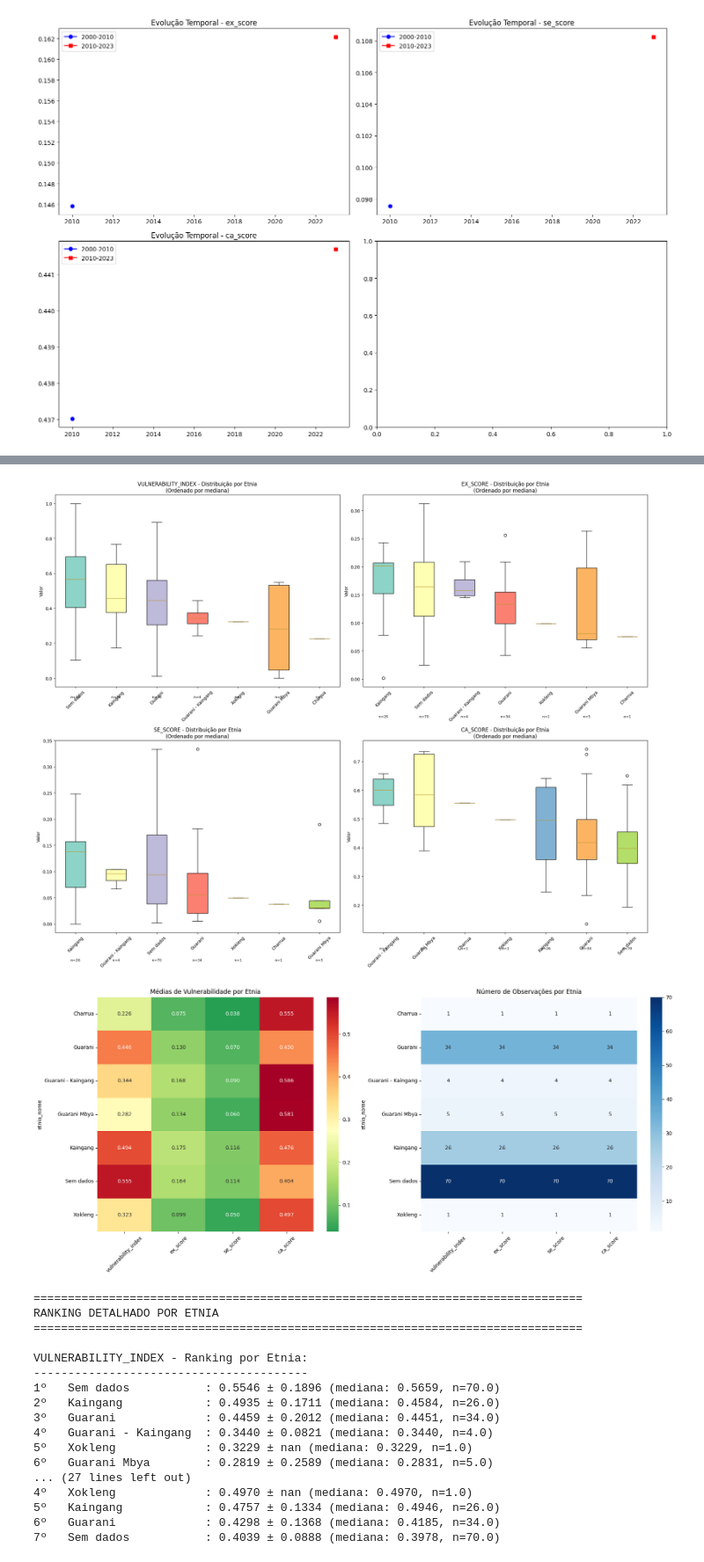
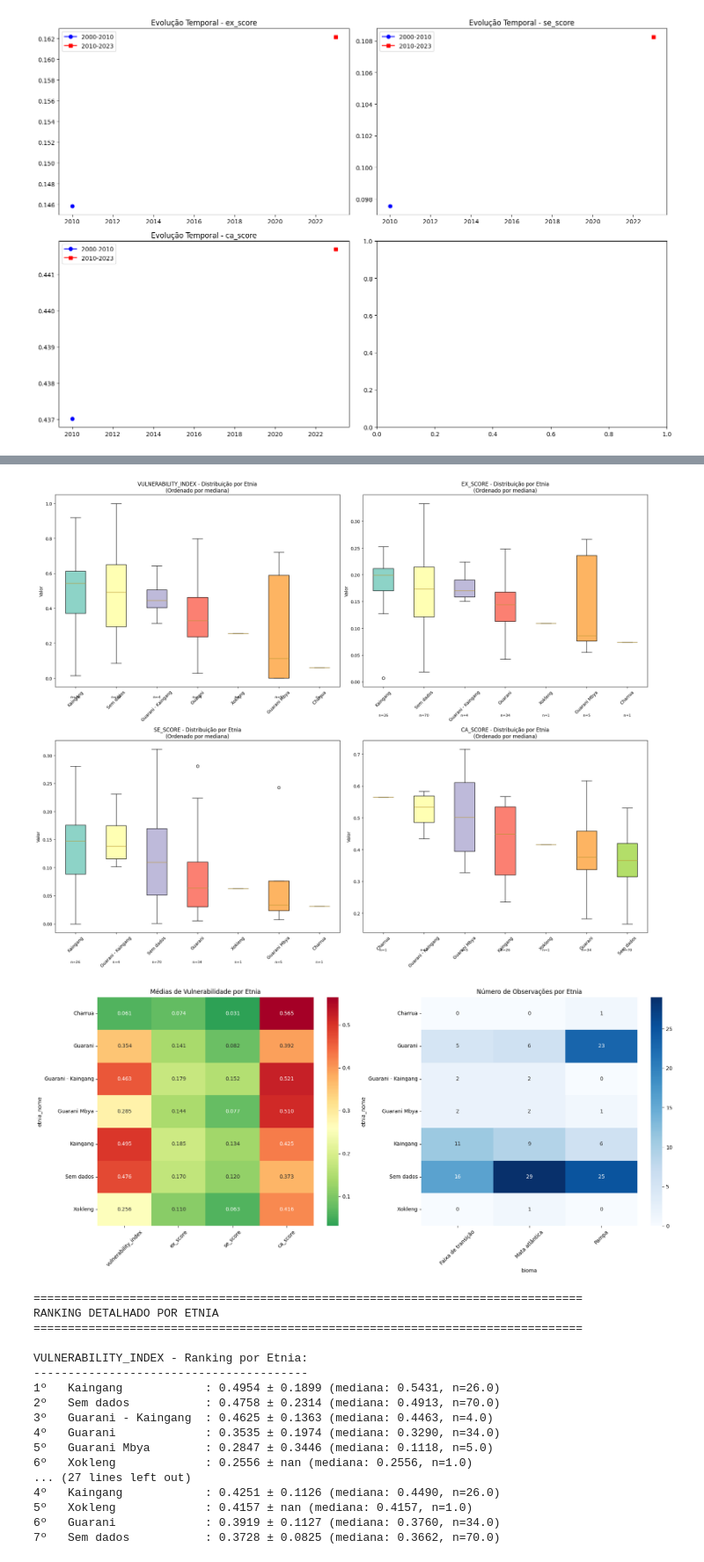
Before and after one commit to SAD-69/ti_analysis, a Jupyter notebook: temporal_comparative.ipynb, the cells around one changed output, grey strips where cells are left out. Shown at 88% size. Saved outputs shown, nothing was run; the diff lists cells and outputs as text; code cells hidden in the pictures.

```diff
--- a/temporal_comparative.ipynb
+++ b/temporal_comparative.ipynb
@@ -19,0 +8,5 @@ df_0_10.describe()
+# %%
+gdf = gpkg.read_layer('ti_all_revisada_v1')
+buffer_gdf = gdf.copy()
+buffer_gdf.geometry = buffer_gdf.geometry.buffer(buffer_gdf.dist_buf)
+buffer_gdf.geometry = buffer_gdf.geometry.difference(gdf.geometry)
@@ -20,7 +47,7 @@ df_0_10.describe()
 # %%
 from scipy.stats import ttest_ind
 
-components = ['soybean_ex', 'agropec_ex', 'forest_plantation_ex']
+components = ['ca_score', 'ex_score', 'se_score', 'vulnerability_index']
 results = {}
 
 for comp in components:
@@ -237,7 +266,7 @@ def plot_ethnicity_vulnerability_stats(gdf, vulnerability_columns=None):
     axes[0].tick_params(axis='y', rotation=0)
 
     # Heatmap 2: Contagem por etnia
-    ethnicity_counts = gdf.groupby('etnia_nome')[available_cols].count()
+    ethnicity_counts = gdf.groupby(['etnia_nome', 'bioma']).size().unstack(fill_value=0)
     sns.heatmap(ethnicity_counts, annot=True, fmt='.0f', cmap='Blues', ax=axes[1])
     axes[1].set_title('Número de Observações por Etnia')
     axes[1].tick_params(axis='x', rotation=45)
@@ -266,7 +295,7 @@ def plot_ethnicity_vulnerability_stats(gdf, vulnerability_columns=None):
     return stats
 
 # Função adicional para análise comparativa
-def plot_ethnicity_comparison(gdf, primary_ethnicity, compare_with=None):
+def plot_ethnicity_comparison(gdf, primary_ethnicity, compare_with=None, vulnerability_cols=['vulnerability_index', 'ex_score', 'se_score', 'ca_score']):
     """
     Compara uma etnia específica com outras
 
@@ -285,8 +314,6 @@ def plot_ethnicity_comparison(gdf, primary_ethnicity, compare_with=None):
 
     fig, axes = plt.subplots(2, 2, figsize=(16, 12))
     axes = axes.flatten()
-
-    vulnerability_cols = ['vulnerability_index', 'ex_score', 'se_score', 'ca_score']
 
     for i, col in enumerate(vulnerability_cols):
         if col not in gdf.columns or i >= len(axes):
@@ -345,3 +357,3 @@ Name: etnia_nome, Length: 141, dtype: object
 # %%
-df_10_23.etnia_nome.replace({'Guaraní': 'Guarani', "Guaraní,Kaingang": 'Guarani - Kaingang', '0': 'Sem dados'}, inplace=True)
+df_total.etnia_nome.replace({'Guaraní': 'Guarani', "Guaraní,Kaingang": 'Guarani - Kaingang', '0': 'Sem dados'}, inplace=True)
 # %%
@@ -352,3 +374,4 @@ array(['Sem dados', 'Guarani', 'Kaingang', 'Charrua',
 # %%
-stats = plot_ethnicity_vulnerability_stats(df_10_23)
+
+stats = plot_ethnicity_vulnerability_stats(df_total, ['vulnerability_index', 'ex_score', 'se_score', 'ca_score'])
 # %% [output]
@@ -356,20 +379,20 @@ stats = plot_ethnicity_vulnerability_stats(df_10_23)
-[figure, old version]
+[figure, new version]
-[figure, old version]
+[figure, new version]
 ================================================================================
 RANKING DETALHADO POR ETNIA
 ================================================================================
 
 VULNERABILITY_INDEX - Ranking por Etnia:
 ----------------------------------------
-1º   Sem dados           : 0.5546 ± 0.1896 (mediana: 0.5659, n=70.0)
-2º   Kaingang            : 0.4935 ± 0.1711 (mediana: 0.4584, n=26.0)
-3º   Guarani             : 0.4459 ± 0.2012 (mediana: 0.4451, n=34.0)
-4º   Guarani - Kaingang  : 0.3440 ± 0.0821 (mediana: 0.3440, n=4.0)
-5º   Xokleng             : 0.3229 ± nan (mediana: 0.3229, n=1.0)
-6º   Guarani Mbya        : 0.2819 ± 0.2589 (mediana: 0.2831, n=5.0)
+1º   Kaingang            : 0.4954 ± 0.1899 (mediana: 0.5431, n=26.0)
+2º   Sem dados           : 0.4758 ± 0.2314 (mediana: 0.4913, n=70.0)
+3º   Guarani - Kaingang  : 0.4625 ± 0.1363 (mediana: 0.4463, n=4.0)
+4º   Guarani             : 0.3535 ± 0.1974 (mediana: 0.3290, n=34.0)
+5º   Guarani Mbya        : 0.2847 ± 0.3446 (mediana: 0.1118, n=5.0)
+6º   Xokleng             : 0.2556 ± nan (mediana: 0.2556, n=1.0)
 ... (27 lines left out)
-4º   Xokleng             : 0.4970 ± nan (mediana: 0.4970, n=1.0)
-5º   Kaingang            : 0.4757 ± 0.1334 (mediana: 0.4946, n=26.0)
-6º   Guarani             : 0.4298 ± 0.1368 (mediana: 0.4185, n=34.0)
-7º   Sem dados           : 0.4039 ± 0.0888 (mediana: 0.3978, n=70.0)
+4º   Kaingang            : 0.4251 ± 0.1126 (mediana: 0.4490, n=26.0)
+5º   Xokleng             : 0.4157 ± nan (mediana: 0.4157, n=1.0)
+6º   Guarani             : 0.3919 ± 0.1127 (mediana: 0.3760, n=34.0)
+7º   Sem dados           : 0.3728 ± 0.0825 (mediana: 0.3662, n=70.0)
 # %%
```
Also changed, not shown: parts of 20 cells of this notebook, 30 other files.
